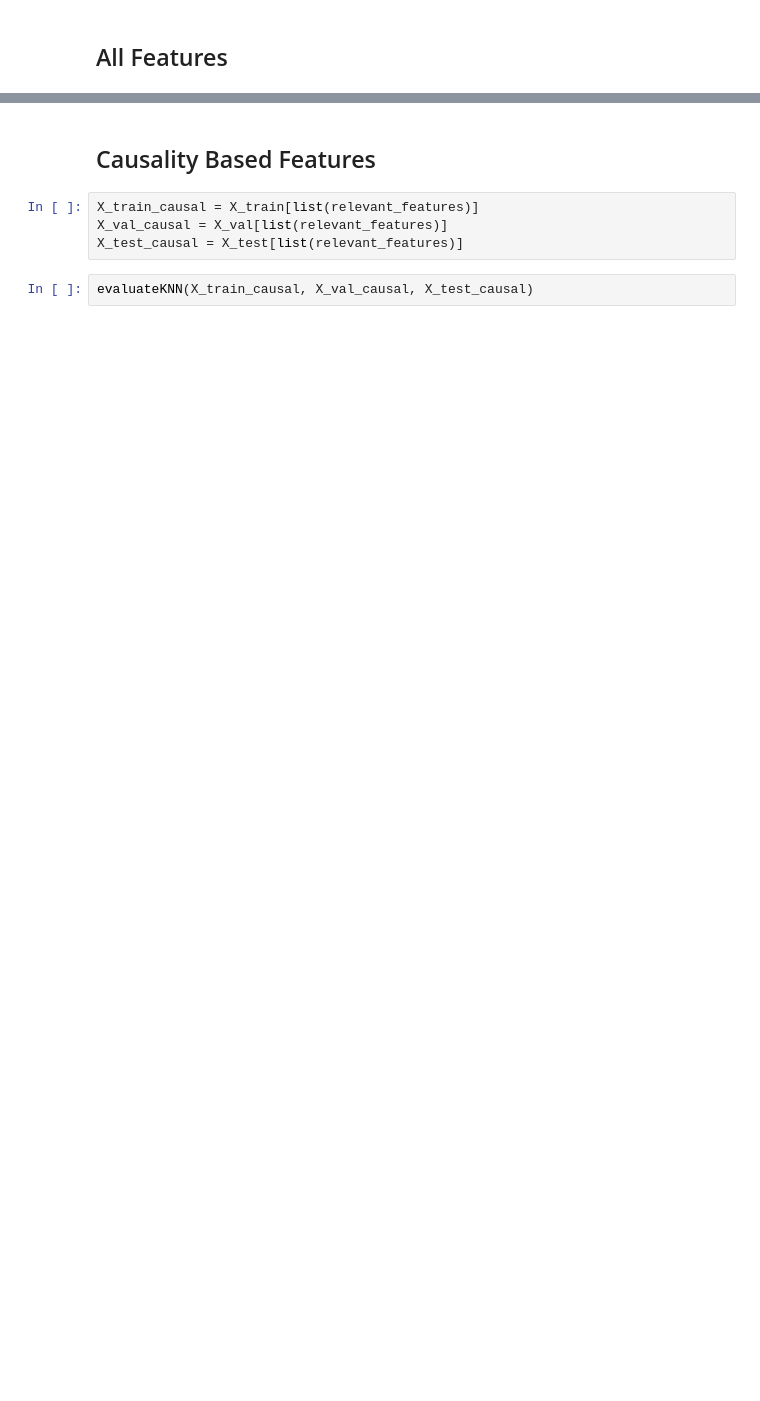
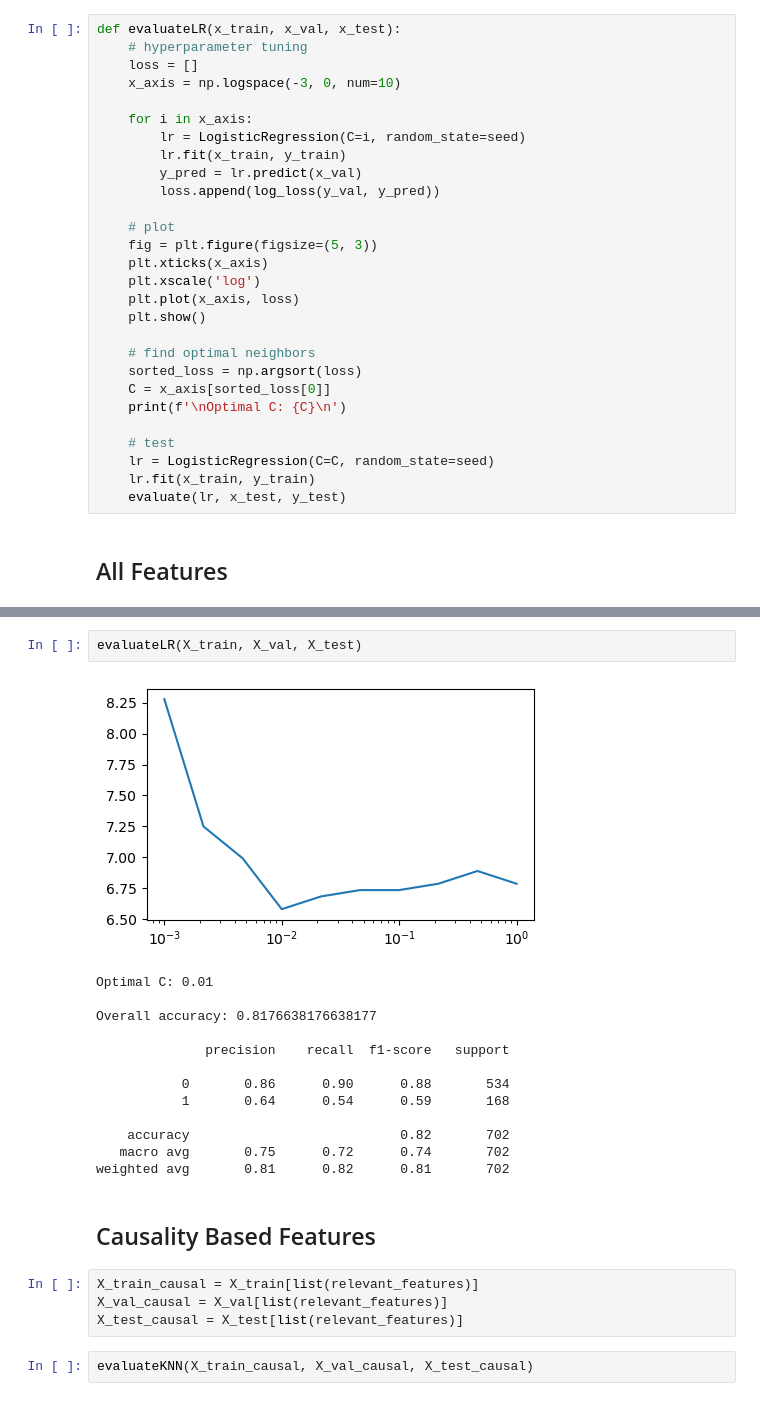
Before and after one commit to prat-man/CSE-572-Data-Mining, a Jupyter notebook: causality.ipynb, the cells around one changed output, grey strips where cells are left out. Drawn from its saved outputs; the diff is of its cells as text; blank space fills up the shorter version.

```diff
--- a/causality.ipynb
+++ b/causality.ipynb
@@ -133,6 +164,34 @@ def evaluateKNN(x_train, x_val, x_test):
     knn = KNeighborsClassifier(n_neighbors=n_neighbors)
     knn.fit(x_train, y_train)
     evaluate(knn, x_test, y_test)
+# %%
+def evaluateLR(x_train, x_val, x_test):
+    # hyperparameter tuning
+    loss = []
+    x_axis = np.logspace(-3, 0, num=10)
+
+    for i in x_axis:
+        lr = LogisticRegression(C=i, random_state=seed)
+        lr.fit(x_train, y_train)
+        y_pred = lr.predict(x_val)
+        loss.append(log_loss(y_val, y_pred))
+
+    # plot
+    fig = plt.figure(figsize=(5, 3))
+    plt.xticks(x_axis)
+    plt.xscale('log')
+    plt.plot(x_axis, loss)
+    plt.show()
+
+    # find optimal neighbors
+    sorted_loss = np.argsort(loss)
+    C = x_axis[sorted_loss[0]]
+    print(f'\nOptimal C: {C}\n')
+
+    # test
+    lr = LogisticRegression(C=C, random_state=seed)
+    lr.fit(x_train, y_train)
+    evaluate(lr, x_test, y_test)
 # %% [markdown]
 ## All Features
 # %%
@@ -140,3 +213,19 @@ evaluateKNN(X_train, X_val, X_test)
+# %%
+evaluateLR(X_train, X_val, X_test)
+# %% [output]
+[figure, added]
+Optimal C: 0.01
+
+Overall accuracy: 0.8176638176638177
+
+              precision    recall  f1-score   support
+
+           0       0.86      0.90      0.88       534
+           1       0.64      0.54      0.59       168
+
+    accuracy                           0.82       702
+   macro avg       0.75      0.72      0.74       702
+weighted avg       0.81      0.82      0.81       702
 # %% [markdown]
 ## Causality Based Features
 # %%
```
Also changed, not shown: parts of 16 cells of this notebook.
